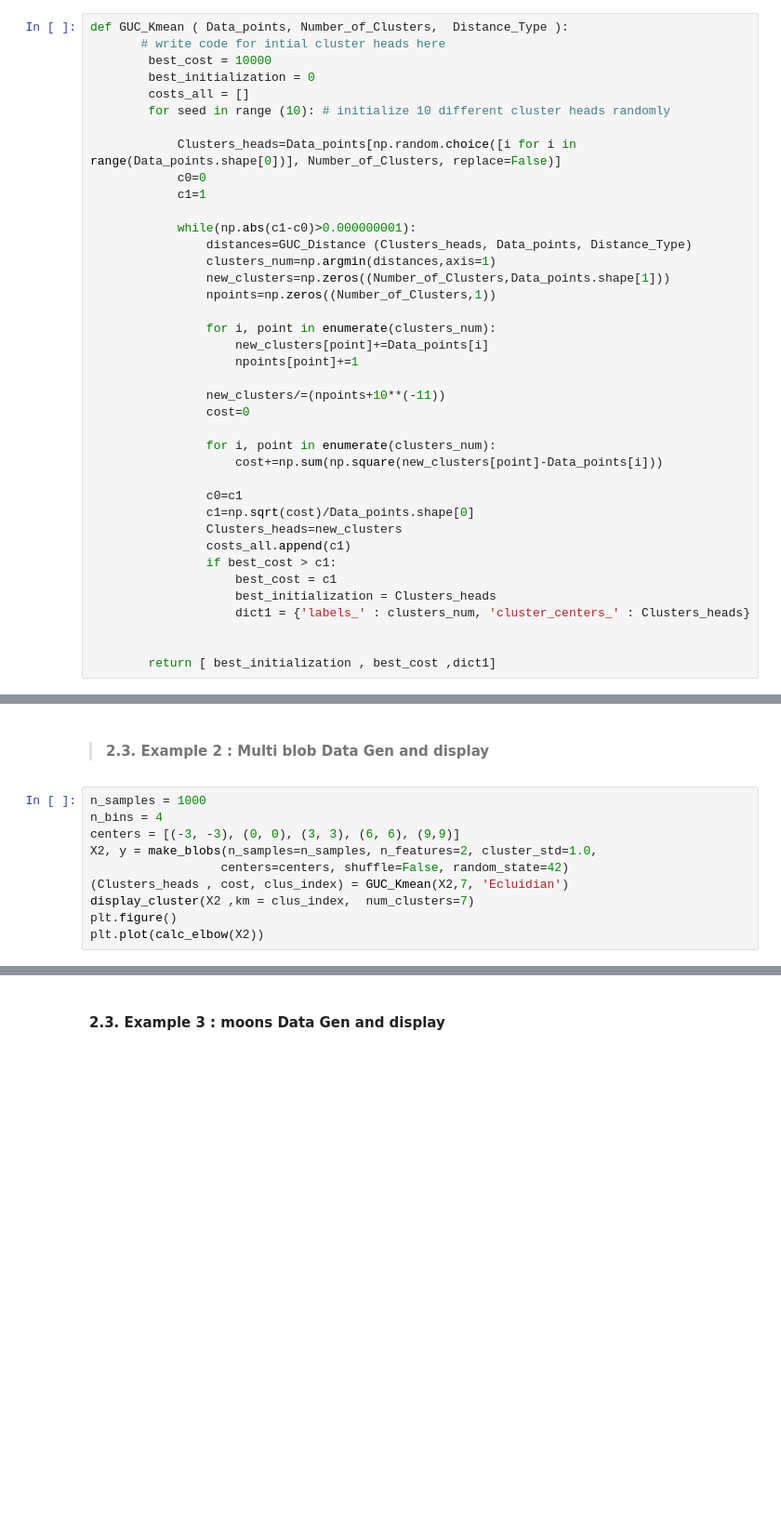
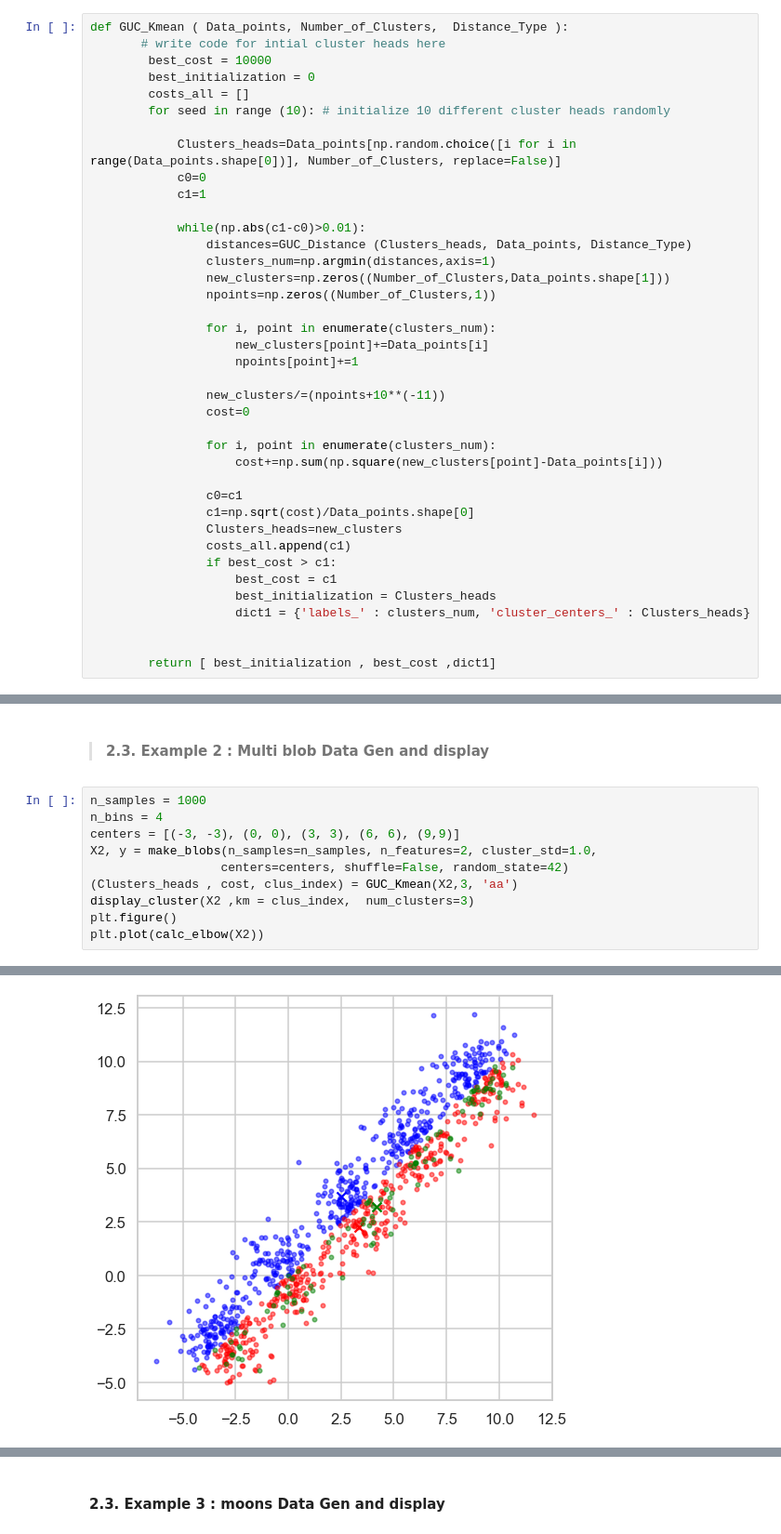
Before and after one commit to Mhmd-Whab/K_means_implementation, a Jupyter notebook: GUC_Kmeans_2.ipynb, the cells around one changed output, grey strips where cells are left out. Shown: that part at 93% size. Saved outputs shown, nothing was run; the diff lists cells and outputs as text; blank space fills up the shorter version.

```diff
--- a/GUC_Kmeans_2.ipynb
+++ b/GUC_Kmeans_2.ipynb
@@ -172,7 +144,7 @@ def GUC_Kmean ( Data_points, Number_of_Clusters,  Distance_Type ):
             c0=0
             c1=1
 
-            while(np.abs(c1-c0)>0.000000001):
+            while(np.abs(c1-c0)>0.01):
                 distances=GUC_Distance (Clusters_heads, Data_points, Distance_Type)
                 clusters_num=np.argmin(distances,axis=1)
                 new_clusters=np.zeros((Number_of_Clusters,Data_points.shape[1]))
@@ -286,7 +254,8 @@ n_bins = 4
 centers = [(-3, -3), (0, 0), (3, 3), (6, 6), (9,9)]
 X2, y = make_blobs(n_samples=n_samples, n_features=2, cluster_std=1.0,
                   centers=centers, shuffle=False, random_state=42)
-(Clusters_heads , cost, clus_index) = GUC_Kmean(X2,7, 'Ecluidian')
-display_cluster(X2 ,km = clus_index,  num_clusters=7)
+(Clusters_heads , cost, clus_index) = GUC_Kmean(X2,3, 'aa')
+display_cluster(X2 ,km = clus_index,  num_clusters=3)
 plt.figure()
 plt.plot(calc_elbow(X2))
+# %% [output]
@@ -292,0 +263 @@ plt.plot(calc_elbow(X2))
+[figure, added]
```
Also changed, not shown: parts of 11 cells of this notebook.
